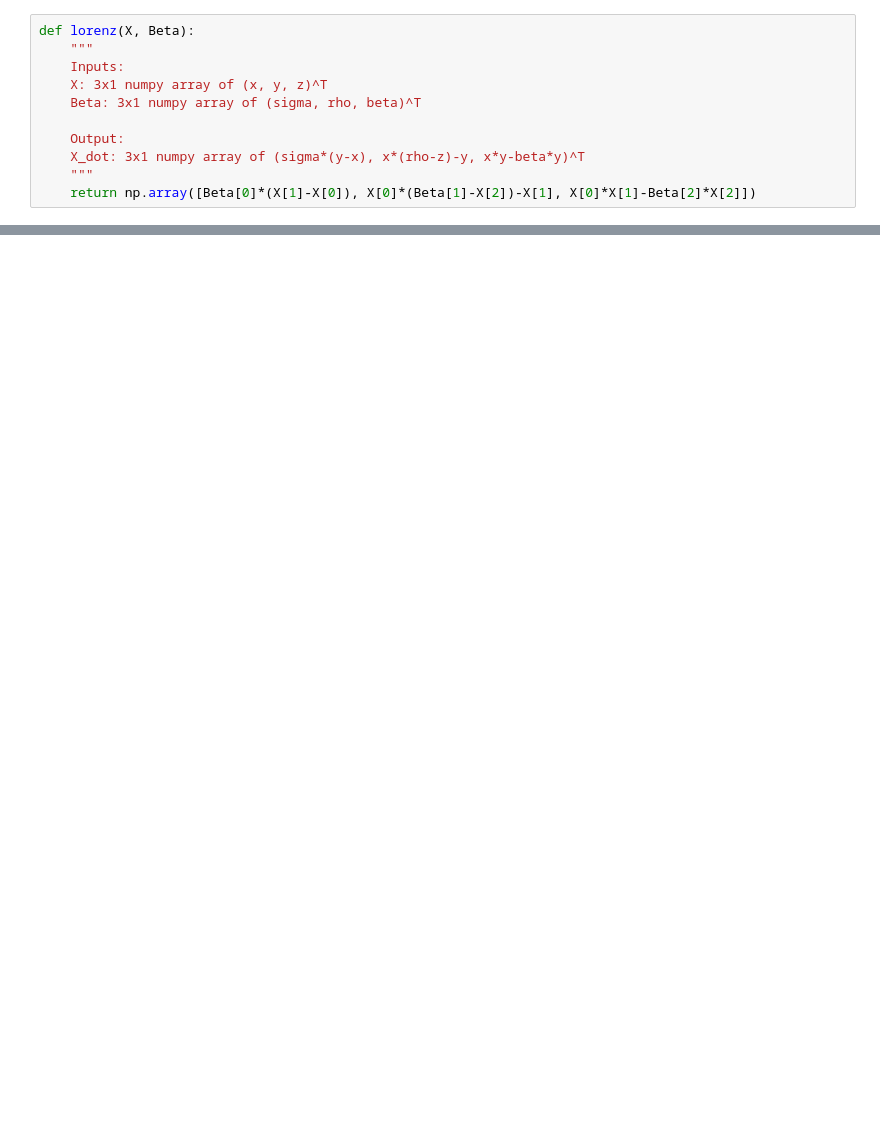
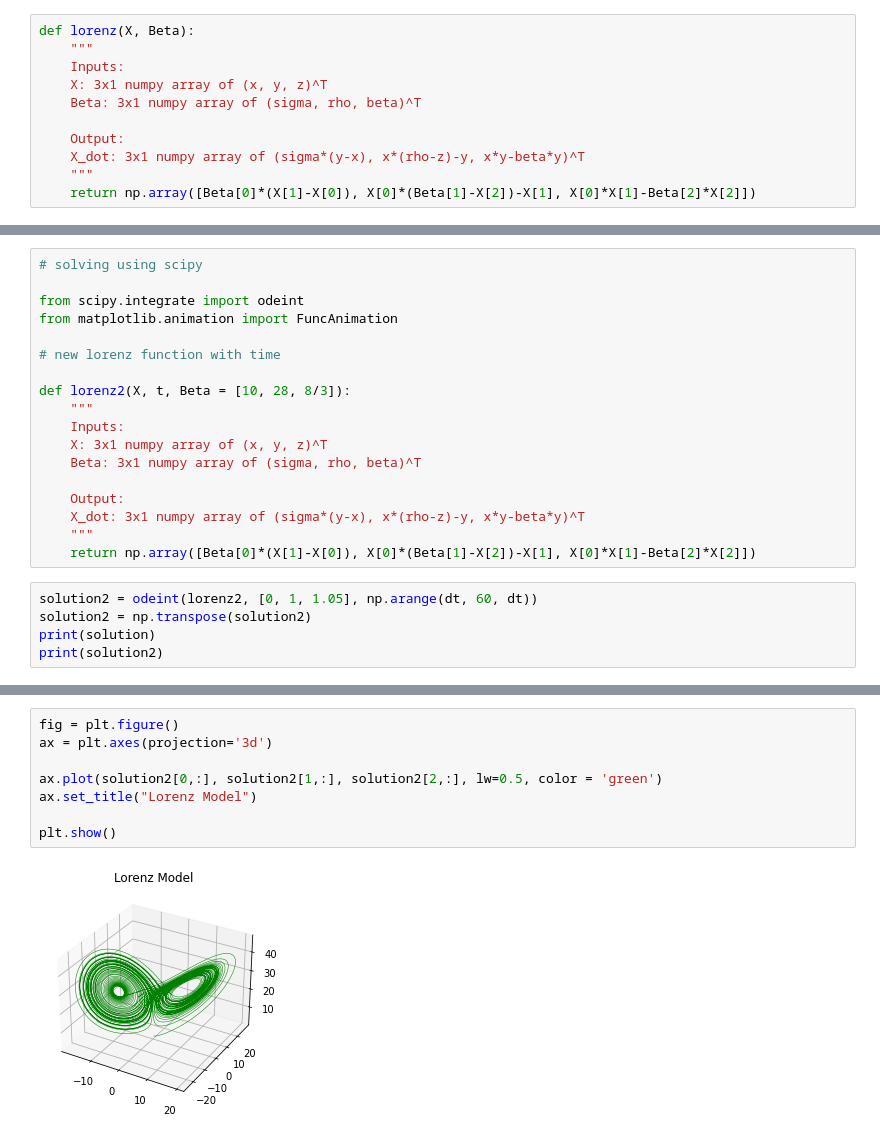
Before and after one commit to l-khali/old_In2Research, a Jupyter notebook: lorenz_model.ipynb, the cells around one changed output, grey strips where cells are left out. Saved outputs shown, nothing was run; the diff lists cells and outputs as text; blank space fills up the shorter version.

Commit message:
scipy method added

```diff
--- a/lorenz_model.ipynb
+++ b/lorenz_model.ipynb
@@ -42,0 +44,23 @@ plt.show()
+# %%
+# solving using scipy
+
+from scipy.integrate import odeint
+from matplotlib.animation import FuncAnimation
+
+# new lorenz function with time
+
+def lorenz2(X, t, Beta = [10, 28, 8/3]):
+    """
+    Inputs:
+    X: 3x1 numpy array of (x, y, z)^T
+    Beta: 3x1 numpy array of (sigma, rho, beta)^T
+
+    Output:
+    X_dot: 3x1 numpy array of (sigma*(y-x), x*(rho-z)-y, x*y-beta*y)^T
+    """
+    return np.array([Beta[0]*(X[1]-X[0]), X[0]*(Beta[1]-X[2])-X[1], X[0]*X[1]-Beta[2]*X[2]])
+# %%
+solution2 = odeint(lorenz2, [0, 1, 1.05], np.arange(dt, 60, dt))
+solution2 = np.transpose(solution2)
+print(solution)
+print(solution2)
@@ -42,0 +80,10 @@ plt.show()
+# %%
+fig = plt.figure()
+ax = plt.axes(projection='3d')
+
+ax.plot(solution2[0,:], solution2[1,:], solution2[2,:], lw=0.5, color = 'green')
+ax.set_title("Lorenz Model")
+
+plt.show()
+# %% [output]
+[figure, added]
```
Also changed, not shown: parts of 5 cells of this notebook.
